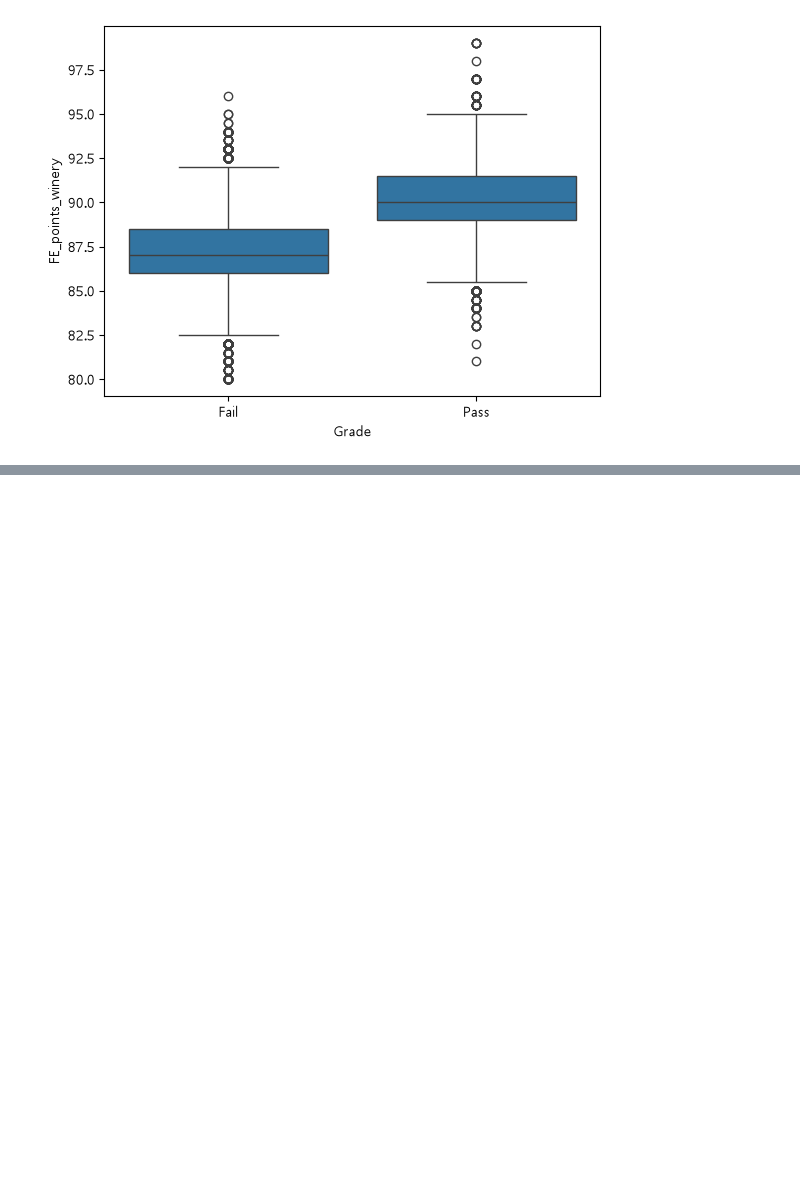
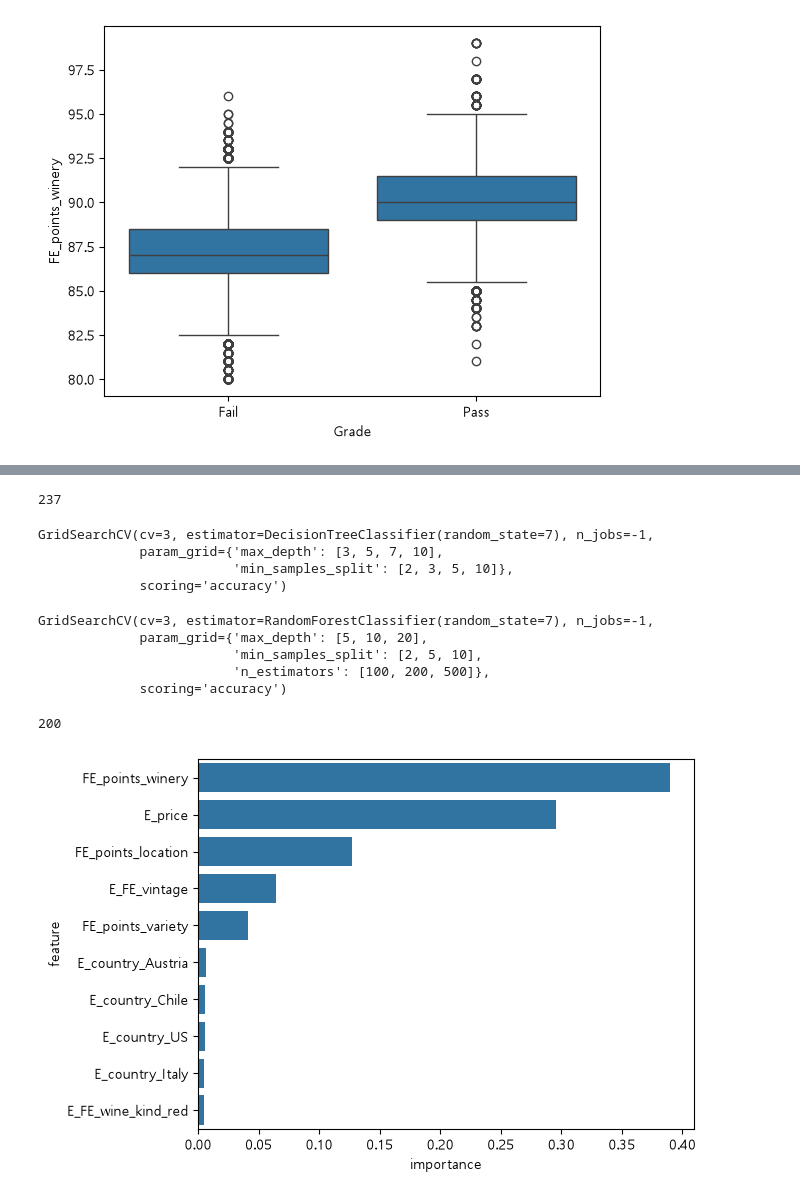
Before and after one commit to choiinho97/AICE_ASSO, a Jupyter notebook: 공식 샘플/01_aice_classification.ipynb, the cells around one changed output, grey strips where cells are left out. Saved outputs shown, nothing was run; the diff lists cells and outputs as text; code cells hidden in the pictures; blank space fills up the shorter version.

```diff
--- a/공식 샘플/01_aice_classification.ipynb
+++ b/공식 샘플/01_aice_classification.ipynb
@@ -76,7 +78,7 @@ iqr = q3 - q1
 upper_fence = q3 + 1.5 * iqr
 lower_fence = q1 - 1.5 * iqr
 
-data_temp = data.drop(data[(data['FE_points_winery'] < lower_fence)|(data['FE_points_winery'] > upper_fence)].index, axis = 0)
-data_temp = data_temp.drop(columns=['E_title'])
+data_temp = data.drop(data[(data['FE_points_winery'] > upper_fence)|(data['FE_points_winery'] < lower_fence)].index, axis=0)
+data_temp = data_temp.drop(['E_title'], axis=1)
 data_temp.reset_index(drop=True, inplace=True)
 # %%
@@ -100,12 +105,12 @@ FE_points_winery         0
 dtype: int64
 # %%
-data_na.loc[data_na['E_FE_wine_kind'].isin(['white|rose|sparkling','red|white|sparkling', 'red|white|rose|sparkling', 'red|sparkling']),['E_FE_wine_kind']] = 'sparkling'
-data_na.loc[data_na['E_FE_wine_kind'].isin(['white|sparkling']),['E_FE_wine_kind']] = 'white'
-data_na.loc[data_na['E_FE_wine_kind'].isin(['red|rose', 'red|white', 'red|rose|sparkling']),['E_FE_wine_kind']] = 'red'
+data_na.loc[data['E_FE_wine_kind'].isin(['white|rose|sparkling','red|white|sparkling', 'red|white|rose|sparkling', 'red|sparkling']),['E_FE_wine_kind']] = 'sparkling'
+data_na.loc[data['E_FE_wine_kind'].isin(['white|sparkling']),['E_FE_wine_kind']] = 'white'
+data_na.loc[data['E_FE_wine_kind'].isin(['red|rose', 'red|white', 'red|rose|sparkling']),['E_FE_wine_kind']] = 'red'
 
 print(data_na['E_FE_wine_kind'].value_counts())
 
-data_na = data_na.drop(columns=['E_province', 'E_region_1', 'E_region_2', 'E_winery', 'E_wine_variety'])
+data_na = data_na.drop(['E_province', 'E_region_1', 'E_region_2', 'E_winery', 'E_wine_variety'],axis=1)
 data_preset = pd.get_dummies(data=data_na, columns=['E_country', 'E_FE_wine_kind'])
 data_preset.info()
 # %% [output]
@@ -126,3 +147,71 @@ X_train = ss.fit_transform(X_train)
 X_valid = ss.transform(X_valid)
 
 print(round(np.max(X_valid)))
+# %% [output]
+237
+# %%
+from sklearn.tree import DecisionTreeClassifier
+from sklearn.model_selection import GridSearchCV
+
+dt = DecisionTreeClassifier(random_state=7)
+
+param_grid_dt = {
+    'max_depth' : [3,5,7,10],
+    'min_samples_split' : [2,3,5,10],
+}
+
+gs_dt = GridSearchCV(
+    estimator=dt,
+    param_grid=param_grid_dt,
+    cv=3,
+    scoring='accuracy',
+    n_jobs=-1
+)
+
+gs_dt.fit(X_train, y_train)
+# %% [output]
+GridSearchCV(cv=3, estimator=DecisionTreeClassifier(random_state=7), n_jobs=-1,
+             param_grid={'max_depth': [3, 5, 7, 10],
+                         'min_samples_split': [2, 3, 5, 10]},
+             scoring='accuracy')
+# %%
+from sklearn.ensemble import RandomForestClassifier
+
+rf=RandomForestClassifier(random_state=7)
+param_grid_rf={
+    'max_depth' : [5,10,20],
+    'min_samples_split' : [2,5,10],
+    'n_estimators' : [100,200,500],
+}
+
+gs_rf = GridSearchCV(
+    estimator=rf,
+    param_grid=param_grid_rf,
+    cv=3,
+    scoring='accuracy',
+    n_jobs=-1,
+)
+
+gs_rf.fit(X_train, y_train)
+# %% [output]
+GridSearchCV(cv=3, estimator=RandomForestClassifier(random_state=7), n_jobs=-1,
+             param_grid={'max_depth': [5, 10, 20],
+                         'min_samples_split': [2, 5, 10],
+                         'n_estimators': [100, 200, 500]},
+             scoring='accuracy')
+# %%
+print(gs_rf.best_estimator_.n_estimators)
+# %% [output]
+200
+# %%
+fi = pd.DataFrame({
+    'feature' : X.columns,
+    'importance' : gs_rf.best_estimator_.feature_importances_,
+})
+
+fi = fi.sort_values('importance',ascending=False)[:10]
+
+sns.barplot(data=fi, x= 'importance', y='feature')
+plt.show()
+# %% [output]
+[figure, added]
```
Also changed, not shown: parts of 10 cells of this notebook, 1 other file.
